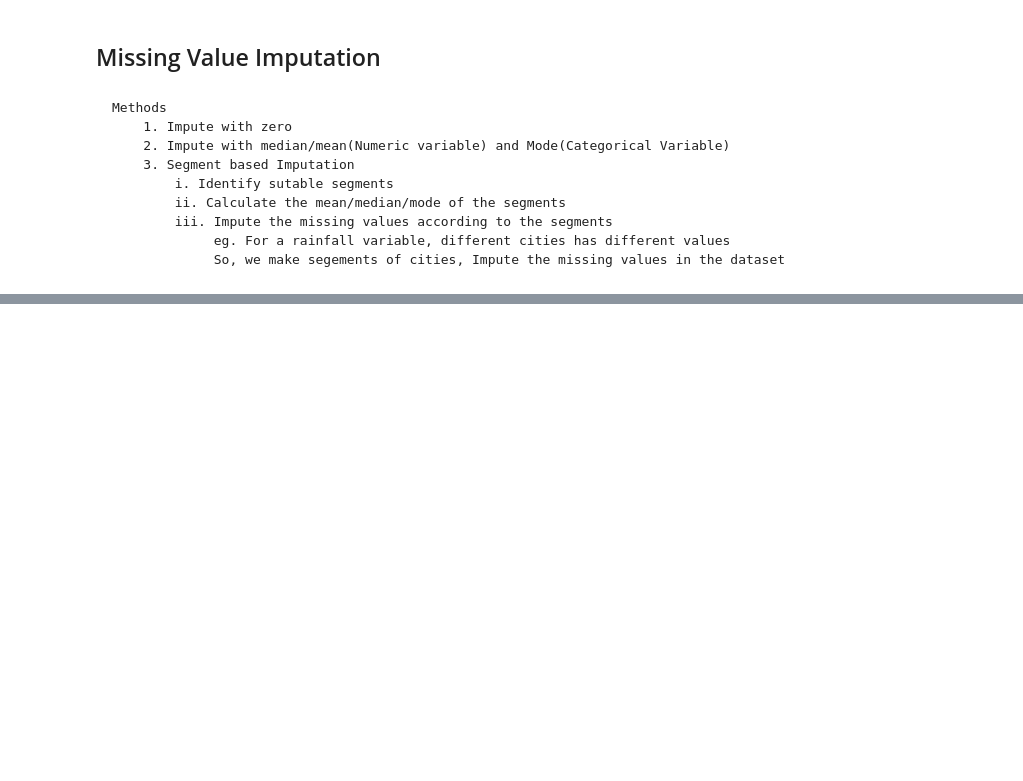
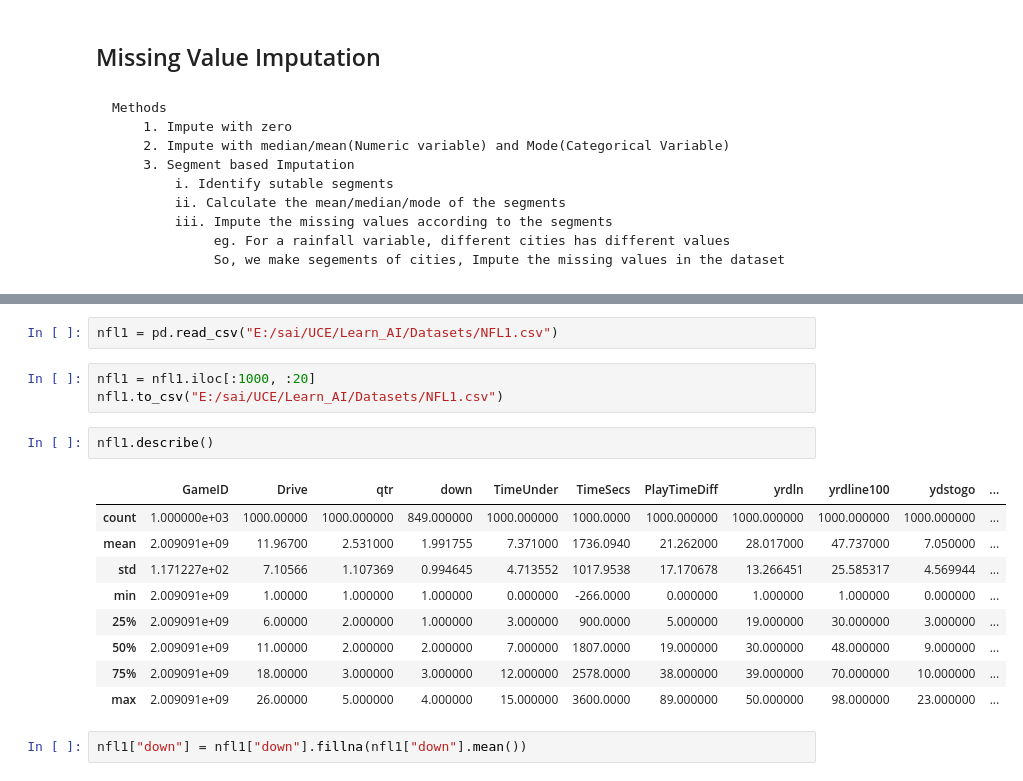
Before and after one commit to Sainithinkadarla/Learn_AI, a Jupyter notebook: ML/Data_preprocessing.ipynb, the cells around one changed output, grey strips where cells are left out. Cells and saved outputs as stored; diff of their text form; blank space fills up the shorter version.

```diff
--- a/ML/Data_preprocessing.ipynb
+++ b/ML/Data_preprocessing.ipynb
@@ -254,0 +275,19 @@ sns.pairplot(data)
+# %%
+nfl1 = pd.read_csv("E:/sai/UCE/Learn_AI/Datasets/NFL1.csv")
+# %%
+nfl1 = nfl1.iloc[:1000, :20]
+nfl1.to_csv("E:/sai/UCE/Learn_AI/Datasets/NFL1.csv")
+# %%
+nfl1.describe()
+# %% [output]
+|  | GameID | Drive | qtr | down | TimeUnder | TimeSecs | PlayTimeDiff | yrdln | yrdline100 | ydstogo | ... |
+| count | 1.000000e+03 | 1000.00000 | 1000.000000 | 849.000000 | 1000.000000 | 1000.0000 | 1000.000000 | 1000.000000 | 1000.000000 | 1000.000000 | ... |
+| mean | 2.009091e+09 | 11.96700 | 2.531000 | 1.991755 | 7.371000 | 1736.0940 | 21.262000 | 28.017000 | 47.737000 | 7.050000 | ... |
+| std | 1.171227e+02 | 7.10566 | 1.107369 | 0.994645 | 4.713552 | 1017.9538 | 17.170678 | 13.266451 | 25.585317 | 4.569944 | ... |
+| min | 2.009091e+09 | 1.00000 | 1.000000 | 1.000000 | 0.000000 | -266.0000 | 0.000000 | 1.000000 | 1.000000 | 0.000000 | ... |
+| 25% | 2.009091e+09 | 6.00000 | 2.000000 | 1.000000 | 3.000000 | 900.0000 | 5.000000 | 19.000000 | 30.000000 | 3.000000 | ... |
+| 50% | 2.009091e+09 | 11.00000 | 2.000000 | 2.000000 | 7.000000 | 1807.0000 | 19.000000 | 30.000000 | 48.000000 | 9.000000 | ... |
+| 75% | 2.009091e+09 | 18.00000 | 3.000000 | 3.000000 | 12.000000 | 2578.0000 | 38.000000 | 39.000000 | 70.000000 | 10.000000 | ... |
+| max | 2.009091e+09 | 26.00000 | 5.000000 | 4.000000 | 15.000000 | 3600.0000 | 89.000000 | 50.000000 | 98.000000 | 23.000000 | ... |
+# %%
+nfl1["down"] = nfl1["down"].fillna(nfl1["down"].mean())
```
Also changed, not shown: parts of 4 cells of this notebook, 1 other file.
